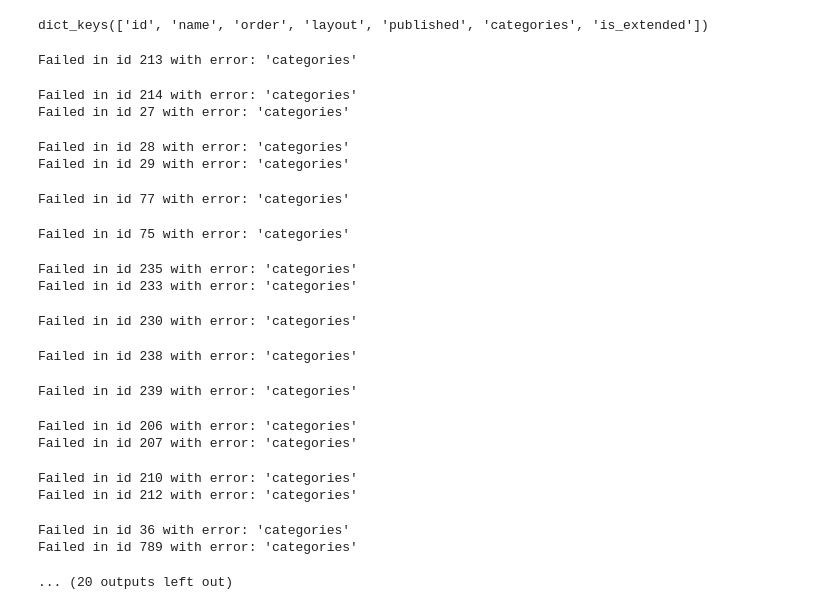
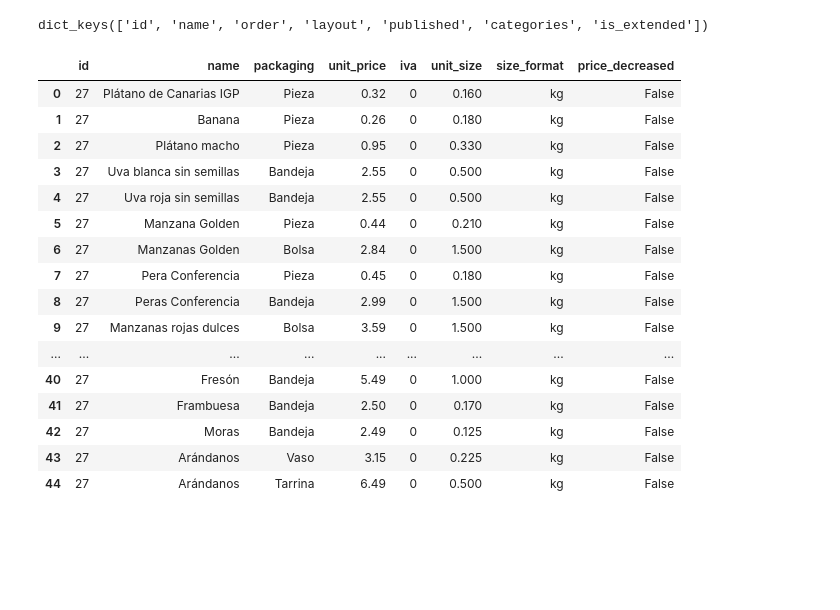
Before and after one commit to Terezka88/shopping-basket-analytics, a Jupyter notebook: notebooks/1_Mercadona_API.ipynb, the cells around one changed output. Saved outputs shown, nothing was run; the diff lists cells and outputs as text; code cells hidden in the pictures; blank space fills up the shorter version.

```diff
--- a/notebooks/1_Mercadona_API.ipynb
+++ b/notebooks/1_Mercadona_API.ipynb
@@ -57,37 +57,37 @@ def get_product_by_id(id):
             dc_mercadona_2["price_decreased"].append(d_cat4["price_instructions"]["price_decreased"])
 
     return pd.DataFrame(dc_mercadona_2)
+# %%
+get_product_by_id(27)
+# %% [output]
+|  | id | name | packaging | unit_price | iva | unit_size | size_format | price_decreased |
+| 0 | 27 | Plátano de Canarias IGP | Pieza | 0.32 | 0 | 0.160 | kg | False |
+| 1 | 27 | Banana | Pieza | 0.26 | 0 | 0.180 | kg | False |
+| 2 | 27 | Plátano macho | Pieza | 0.95 | 0 | 0.330 | kg | False |
+| 3 | 27 | Uva blanca sin semillas | Bandeja | 2.55 | 0 | 0.500 | kg | False |
+| 4 | 27 | Uva roja sin semillas | Bandeja | 2.55 | 0 | 0.500 | kg | False |
+| 5 | 27 | Manzana Golden | Pieza | 0.44 | 0 | 0.210 | kg | False |
+| 6 | 27 | Manzanas Golden | Bolsa | 2.84 | 0 | 1.500 | kg | False |
+| 7 | 27 | Pera Conferencia | Pieza | 0.45 | 0 | 0.180 | kg | False |
+| 8 | 27 | Peras Conferencia | Bandeja | 2.99 | 0 | 1.500 | kg | False |
+| 9 | 27 | Manzanas rojas dulces | Bolsa | 3.59 | 0 | 1.500 | kg | False |
+| ... | ... | ... | ... | ... | ... | ... | ... | ... |
+| 40 | 27 | Fresón | Bandeja | 5.49 | 0 | 1.000 | kg | False |
+| 41 | 27 | Frambuesa | Bandeja | 2.50 | 0 | 0.170 | kg | False |
+| 42 | 27 | Moras | Bandeja | 2.49 | 0 | 0.125 | kg | False |
+| 43 | 27 | Arándanos | Vaso | 3.15 | 0 | 0.225 | kg | False |
+| 44 | 27 | Arándanos | Tarrina | 6.49 | 0 | 0.500 | kg | False |
 # %%
 from tqdm import tqdm
 
 df_mercadona_segunda = []
 
 # Use tqdm to create a progress bar for the loop
-for i in tqdm(df["id"].unique(), desc="Processing Products"):
-   try:
-      df_mercadona_segunda.append(get_product_by_id(i))
-   except Exception as e:
-      print(f'Failed in id {i} with error: {e}')
-      continue
+for i in tqdm(df_cat["id"].unique(), desc="Processing Products"):
+   # try:
+   df_mercadona_segunda.append(get_product_by_id(i))
+   # except Exception as e:
+   #    print(f'Failed in id {i} with error: {e}')
+   #    continue
-# %% [output]
-Failed in id 213 with error: 'categories'
-Failed in id 214 with error: 'categories'
-Failed in id 27 with error: 'categories'
-Failed in id 28 with error: 'categories'
-Failed in id 29 with error: 'categories'
-Failed in id 77 with error: 'categories'
-Failed in id 75 with error: 'categories'
-Failed in id 235 with error: 'categories'
-Failed in id 233 with error: 'categories'
-Failed in id 230 with error: 'categories'
-Failed in id 238 with error: 'categories'
-Failed in id 239 with error: 'categories'
-Failed in id 206 with error: 'categories'
-Failed in id 207 with error: 'categories'
-Failed in id 210 with error: 'categories'
-Failed in id 212 with error: 'categories'
-Failed in id 36 with error: 'categories'
-Failed in id 789 with error: 'categories'
-... (20 outputs left out)
 # %%
 df_md_prod = pd.concat(df_mercadona_segunda, ignore_index=True)
```
Also changed, not shown: parts of 8 cells of this notebook, 12 other files.
